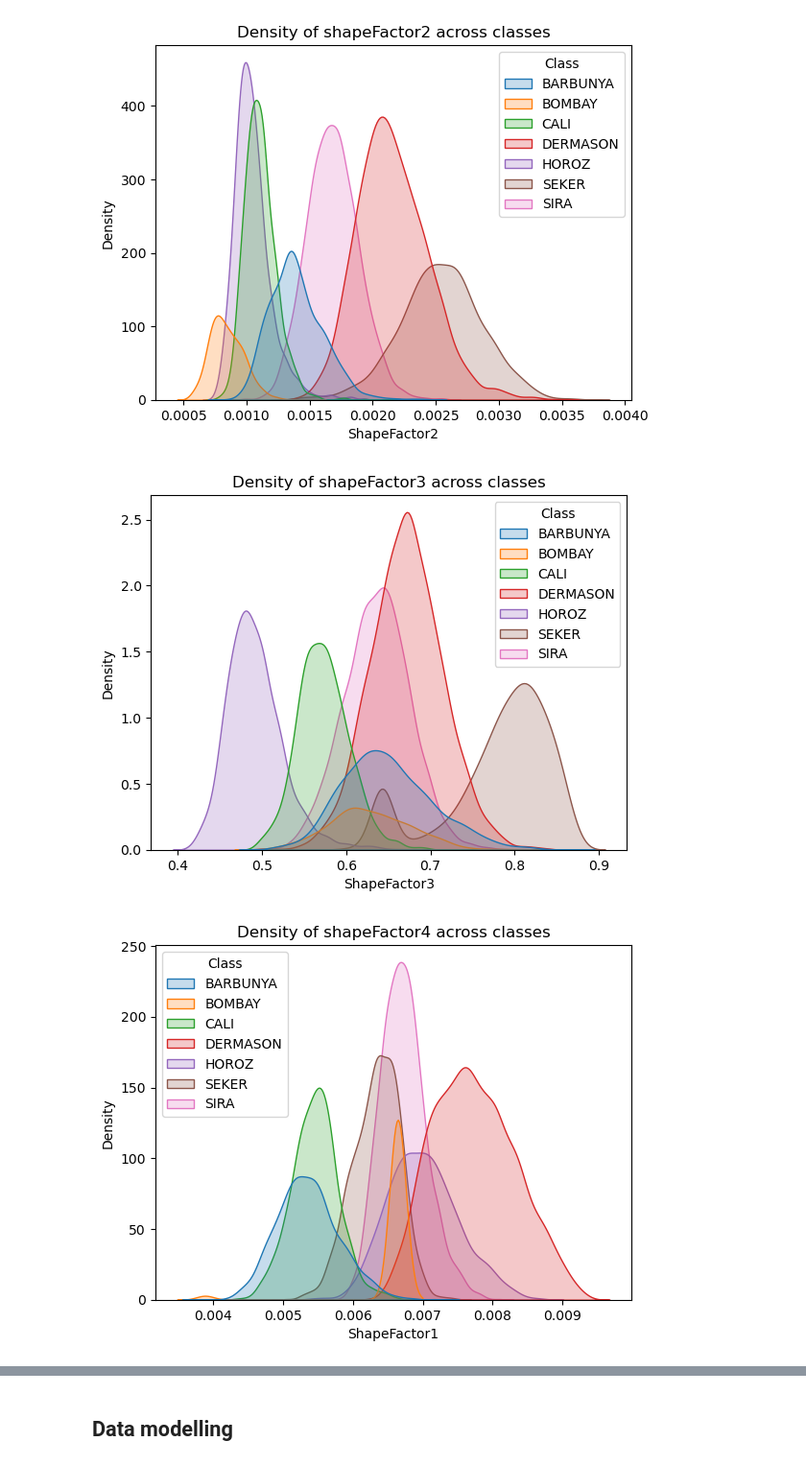
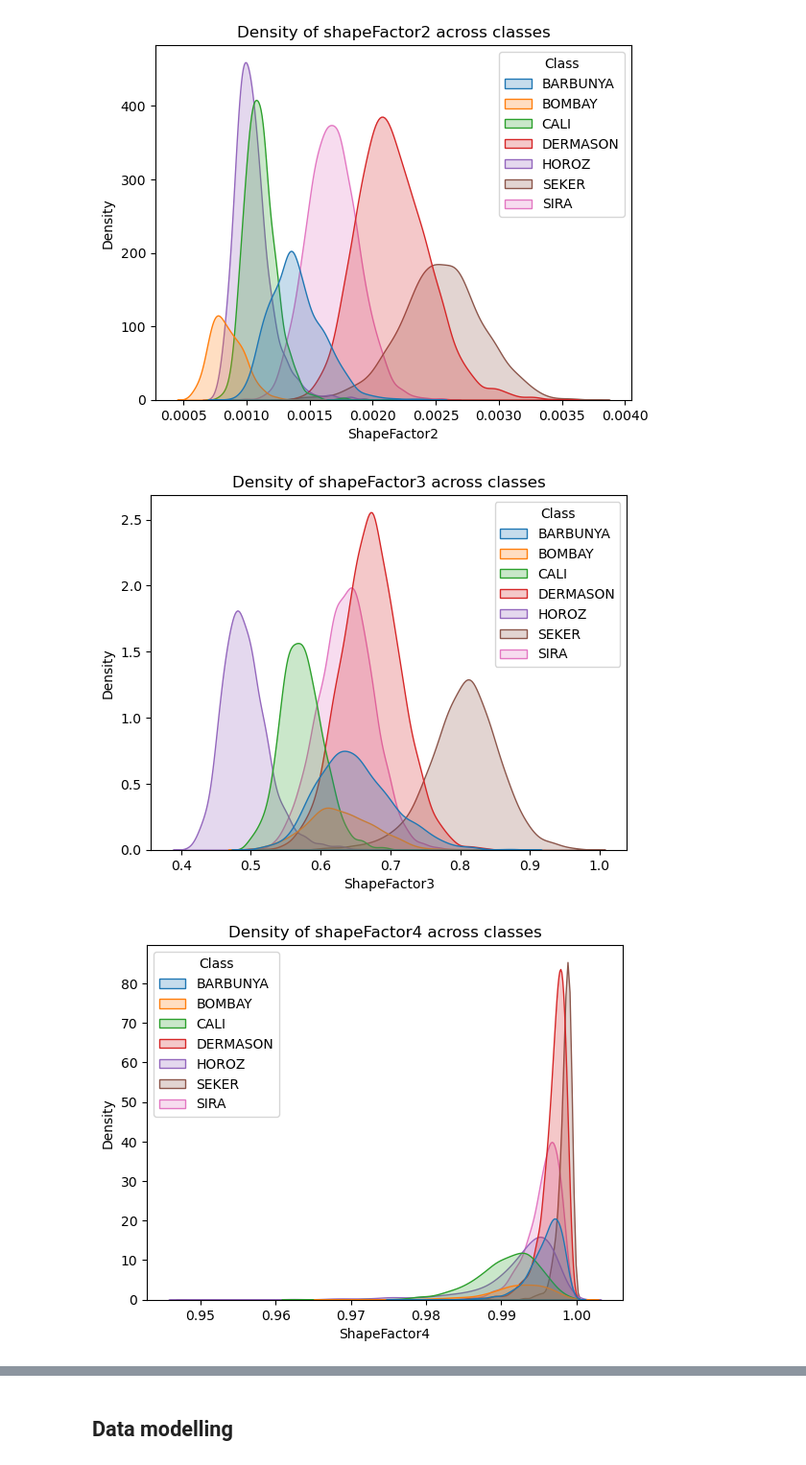
Before and after one commit to shivbhosale2006/machine-learning-dry-bean-dataset, a Jupyter notebook: assignment2_1.ipynb, the cells around one changed output, grey strips where cells are left out. Shown at 96% size. Drawn from its saved outputs; the diff is of its cells as text; code cells hidden in the pictures.

```diff
--- a/assignment2_1.ipynb
+++ b/assignment2_1.ipynb
@@ -129,10 +163,16 @@ plt.show()
 # %%
-num_cols = df.select_dtypes(include='number').columns
-for col in num_cols:
+numeric_cols = df.select_dtypes(include=[np.number]).columns.tolist()
+
+outlier_summary = {}
+for col in numeric_cols:
     Q1 = df[col].quantile(0.25)
     Q3 = df[col].quantile(0.75)
     IQR = Q3 - Q1
     lower = Q1 - 1.5 * IQR
     upper = Q3 + 1.5 * IQR
-    median = df[col].median()
-    df.loc[(df[col] < lower) | (df[col] > upper), col] = median
+    n_out = ((df[col] < lower) | (df[col] > upper)).sum()
+    outlier_summary[col] = n_out
+
+outlier_df = pd.DataFrame.from_dict(outlier_summary, orient='index', columns=['Outlier Count'])
+outlier_df['% of Total'] = (outlier_df['Outlier Count'] / len(df) * 100).round(2)
+print(outlier_df)
@@ -360,10 +405,10 @@ sns.kdeplot(data=df, x='ShapeFactor3', hue='Class', fill=True)
 plt.title("Density of shapeFactor3 across classes")
 plt.show()
 # %% [output]
-[figure, old version]
+[figure, new version]
 # %%
-sns.kdeplot(data=df, x='ShapeFactor1', hue='Class', fill=True)
+sns.kdeplot(data=df, x='ShapeFactor4', hue='Class', fill=True)
 plt.title("Density of shapeFactor4 across classes")
 plt.show()
 # %% [output]
-[figure, old version]
+[figure, new version]
```
Also changed, not shown: parts of 121 cells of this notebook, 1 other file.
